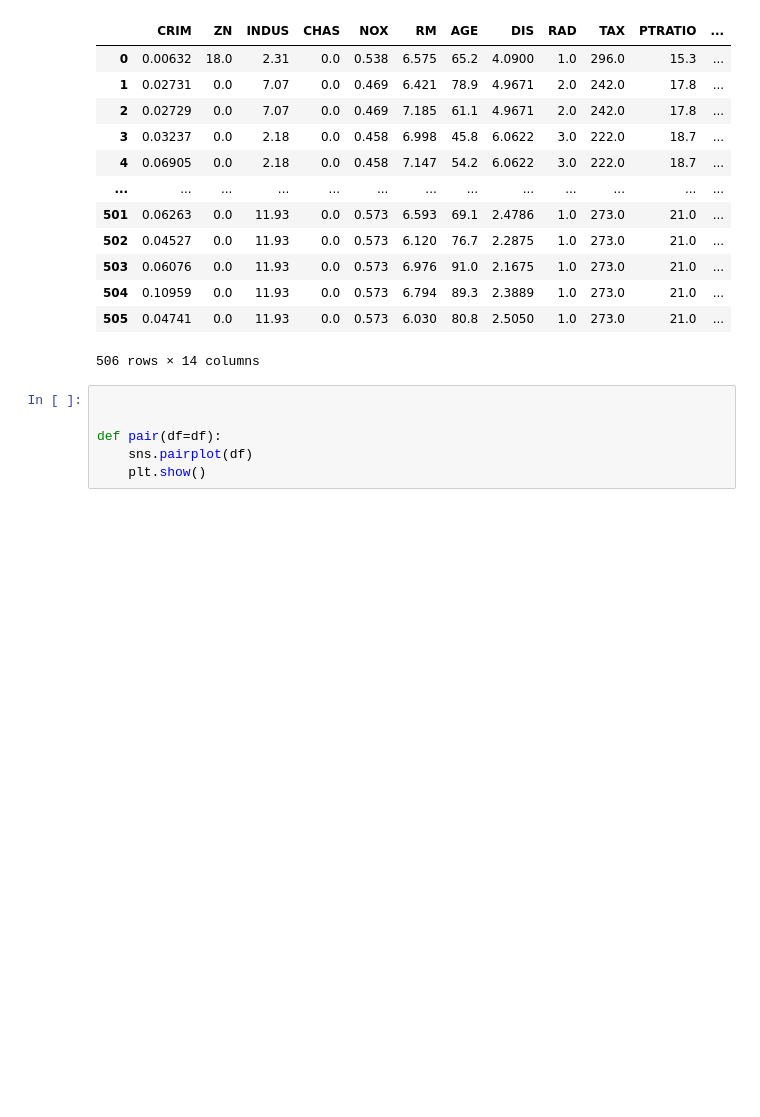
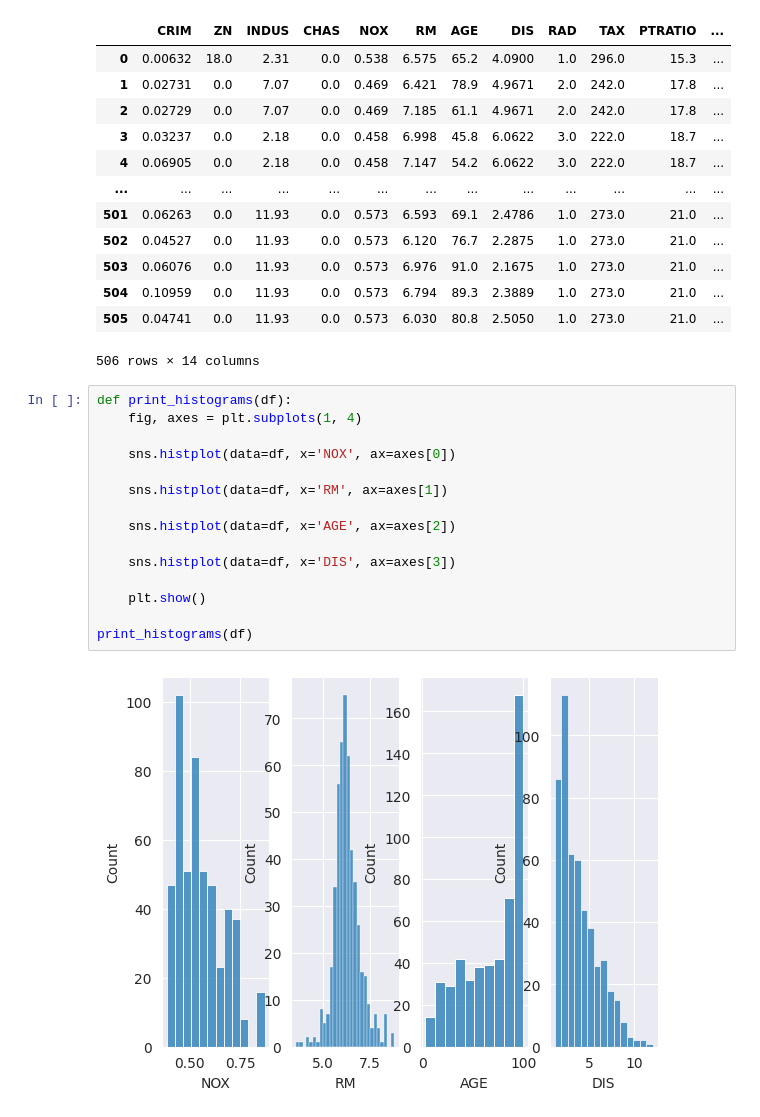
Before and after one commit to abdullaabdukulov/02-Data-Science-My-Tu-Verras, a Jupyter notebook: my_tu_verras.ipynb, the cells around one changed output. Cells and saved outputs as stored; diff of their text form; blank space fills up the shorter version.

```diff
--- a/my_tu_verras.ipynb
+++ b/my_tu_verras.ipynb
@@ -74,8 +75,19 @@ df
 | 505 | 0.04741 | 0.0 | 11.93 | 0.0 | 0.573 | 6.030 | 80.8 | 2.5050 | 1.0 | 273.0 | 21.0 | ... |
 506 rows × 14 columns
 # %%
+def print_histograms(df):
+    fig, axes = plt.subplots(1, 4)
 
+    sns.histplot(data=df, x='NOX', ax=axes[0])
 
-def pair(df=df):
-    sns.pairplot(df)
+    sns.histplot(data=df, x='RM', ax=axes[1])
+
+    sns.histplot(data=df, x='AGE', ax=axes[2])
+
+    sns.histplot(data=df, x='DIS', ax=axes[3])
+
     plt.show()
+
+print_histograms(df)
+# %% [output]
+[figure, added]
```
Also changed, not shown: parts of 10 cells of this notebook.
